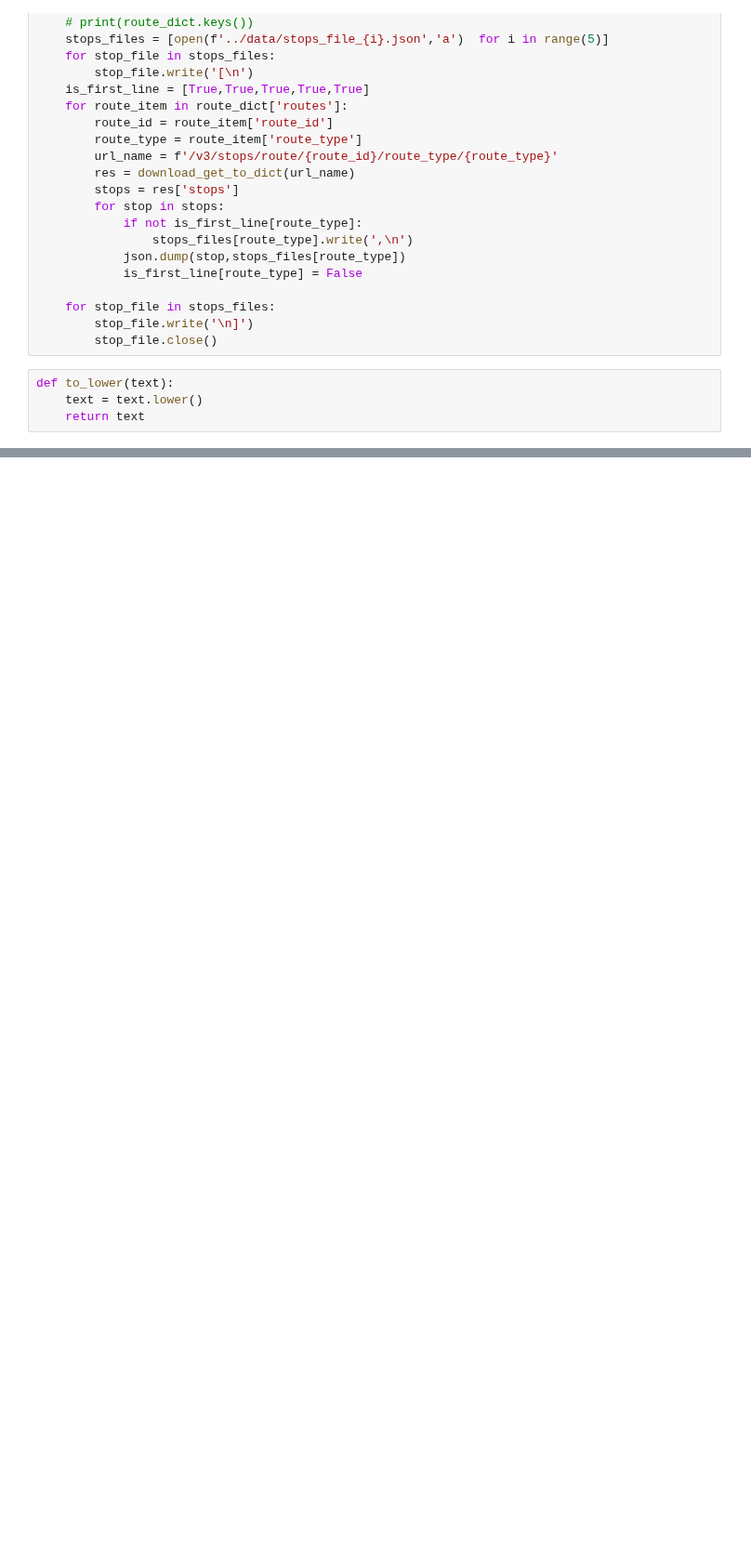
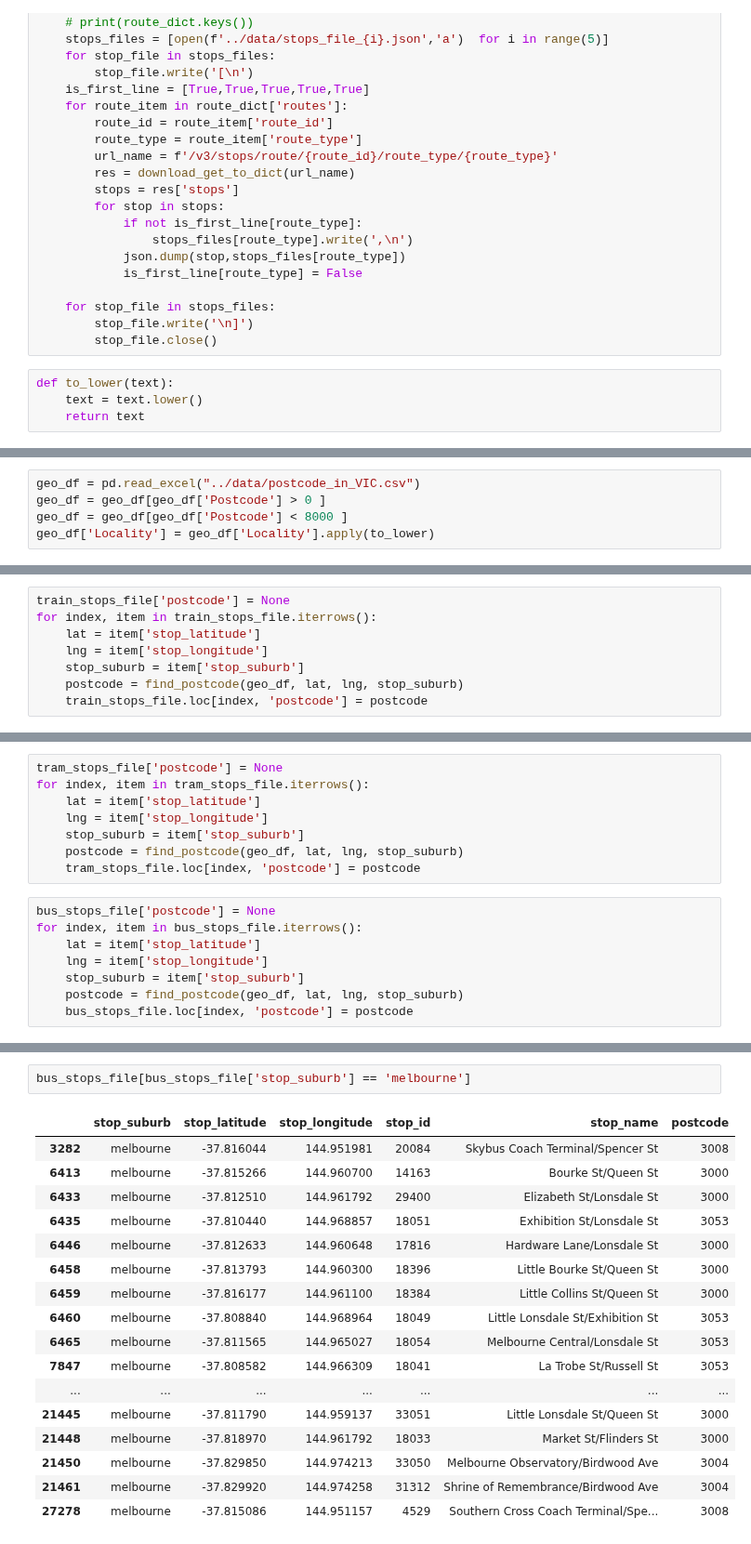
Before and after one commit to MAST30034-Applied-Data-Science/generic-real-estate-consulting-project-group-12, a Jupyter notebook: notebooks/get_ptv.ipynb, the cells around one changed output, grey strips where cells are left out. Shown at 93% size. Cells and saved outputs as stored; diff of their text form; blank space fills up the shorter version.

```diff
--- a/notebooks/get_ptv.ipynb
+++ b/notebooks/get_ptv.ipynb
@@ -144,0 +207,5 @@ vline_stops_file
+# %%
+geo_df = pd.read_excel("../data/postcode_in_VIC.csv")
+geo_df = geo_df[geo_df['Postcode'] > 0 ]
+geo_df = geo_df[geo_df['Postcode'] < 8000 ]
+geo_df['Locality'] = geo_df['Locality'].apply(to_lower)
@@ -144,0 +248,8 @@ vline_stops_file
+# %%
+train_stops_file['postcode'] = None
+for index, item in train_stops_file.iterrows():
+    lat = item['stop_latitude']
+    lng = item['stop_longitude']
+    stop_suburb = item['stop_suburb']
+    postcode = find_postcode(geo_df, lat, lng, stop_suburb)
+    train_stops_file.loc[index, 'postcode'] = postcode
@@ -144,0 +262,16 @@ vline_stops_file
+# %%
+tram_stops_file['postcode'] = None
+for index, item in tram_stops_file.iterrows():
+    lat = item['stop_latitude']
+    lng = item['stop_longitude']
+    stop_suburb = item['stop_suburb']
+    postcode = find_postcode(geo_df, lat, lng, stop_suburb)
+    tram_stops_file.loc[index, 'postcode'] = postcode
+# %%
+bus_stops_file['postcode'] = None
+for index, item in bus_stops_file.iterrows():
+    lat = item['stop_latitude']
+    lng = item['stop_longitude']
+    stop_suburb = item['stop_suburb']
+    postcode = find_postcode(geo_df, lat, lng, stop_suburb)
+    bus_stops_file.loc[index, 'postcode'] = postcode
@@ -144,0 +302,20 @@ vline_stops_file
+# %%
+bus_stops_file[bus_stops_file['stop_suburb'] == 'melbourne']
+# %% [output]
+|  | stop_suburb | stop_latitude | stop_longitude | stop_id | stop_name | postcode |
+| 3282 | melbourne | -37.816044 | 144.951981 | 20084 | Skybus Coach Terminal/Spencer St | 3008 |
+| 6413 | melbourne | -37.815266 | 144.960700 | 14163 | Bourke St/Queen St | 3000 |
+| 6433 | melbourne | -37.812510 | 144.961792 | 29400 | Elizabeth St/Lonsdale St | 3000 |
+| 6435 | melbourne | -37.810440 | 144.968857 | 18051 | Exhibition St/Lonsdale St | 3053 |
+| 6446 | melbourne | -37.812633 | 144.960648 | 17816 | Hardware Lane/Lonsdale St | 3000 |
+| 6458 | melbourne | -37.813793 | 144.960300 | 18396 | Little Bourke St/Queen St | 3000 |
+| 6459 | melbourne | -37.816177 | 144.961100 | 18384 | Little Collins St/Queen St | 3000 |
+| 6460 | melbourne | -37.808840 | 144.968964 | 18049 | Little Lonsdale St/Exhibition St | 3053 |
+| 6465 | melbourne | -37.811565 | 144.965027 | 18054 | Melbourne Central/Lonsdale St | 3053 |
+| 7847 | melbourne | -37.808582 | 144.966309 | 18041 | La Trobe St/Russell St | 3053 |
+| ... | ... | ... | ... | ... | ... | ... |
+| 21445 | melbourne | -37.811790 | 144.959137 | 33051 | Little Lonsdale St/Queen St | 3000 |
+| 21448 | melbourne | -37.818970 | 144.961792 | 18033 | Market St/Flinders St | 3000 |
+| 21450 | melbourne | -37.829850 | 144.974213 | 33050 | Melbourne Observatory/Birdwood Ave | 3004 |
+| 21461 | melbourne | -37.829920 | 144.974258 | 31312 | Shrine of Remembrance/Birdwood Ave | 3004 |
+| 27278 | melbourne | -37.815086 | 144.951157 | 4529 | Southern Cross Coach Terminal/Spe... | 3008 |
```
Also changed, not shown: parts of 12 cells of this notebook.
